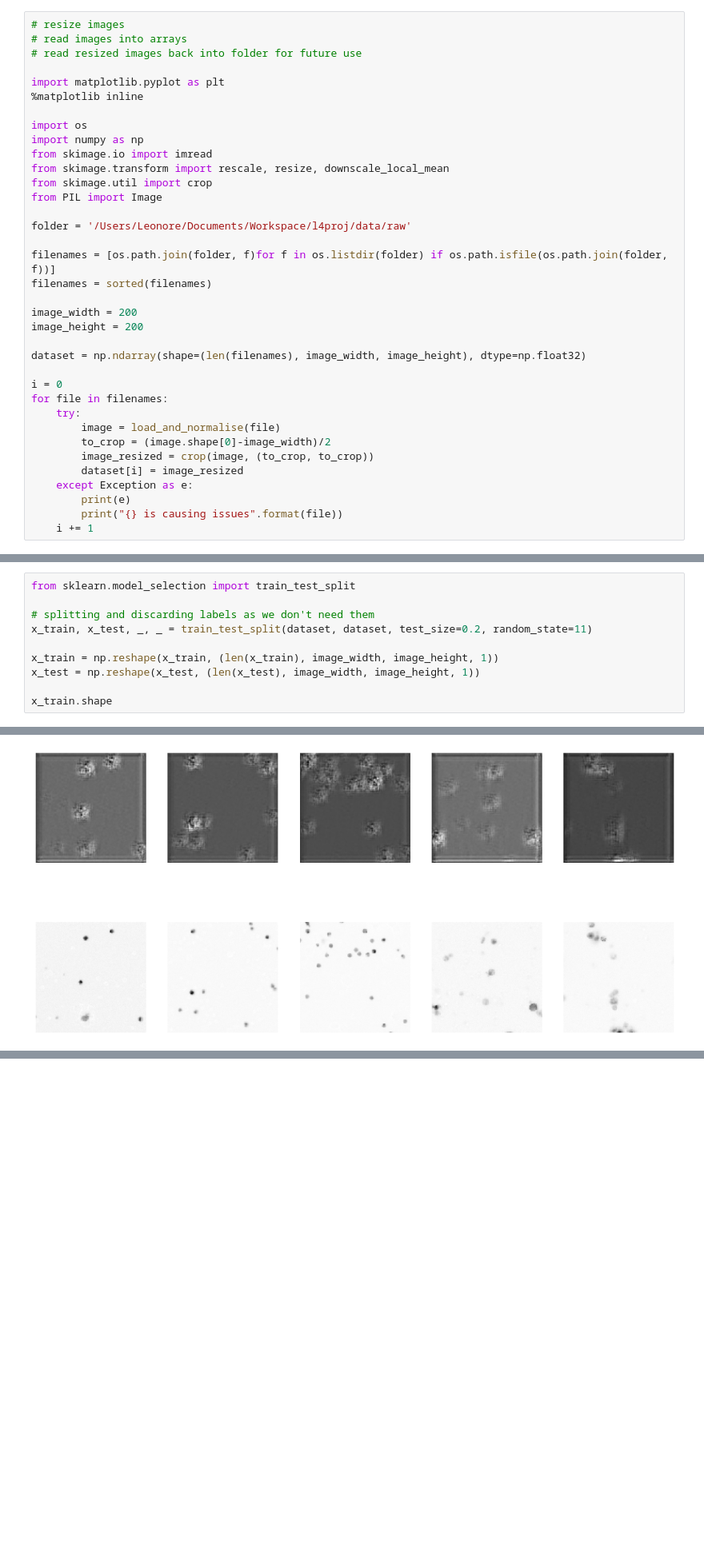
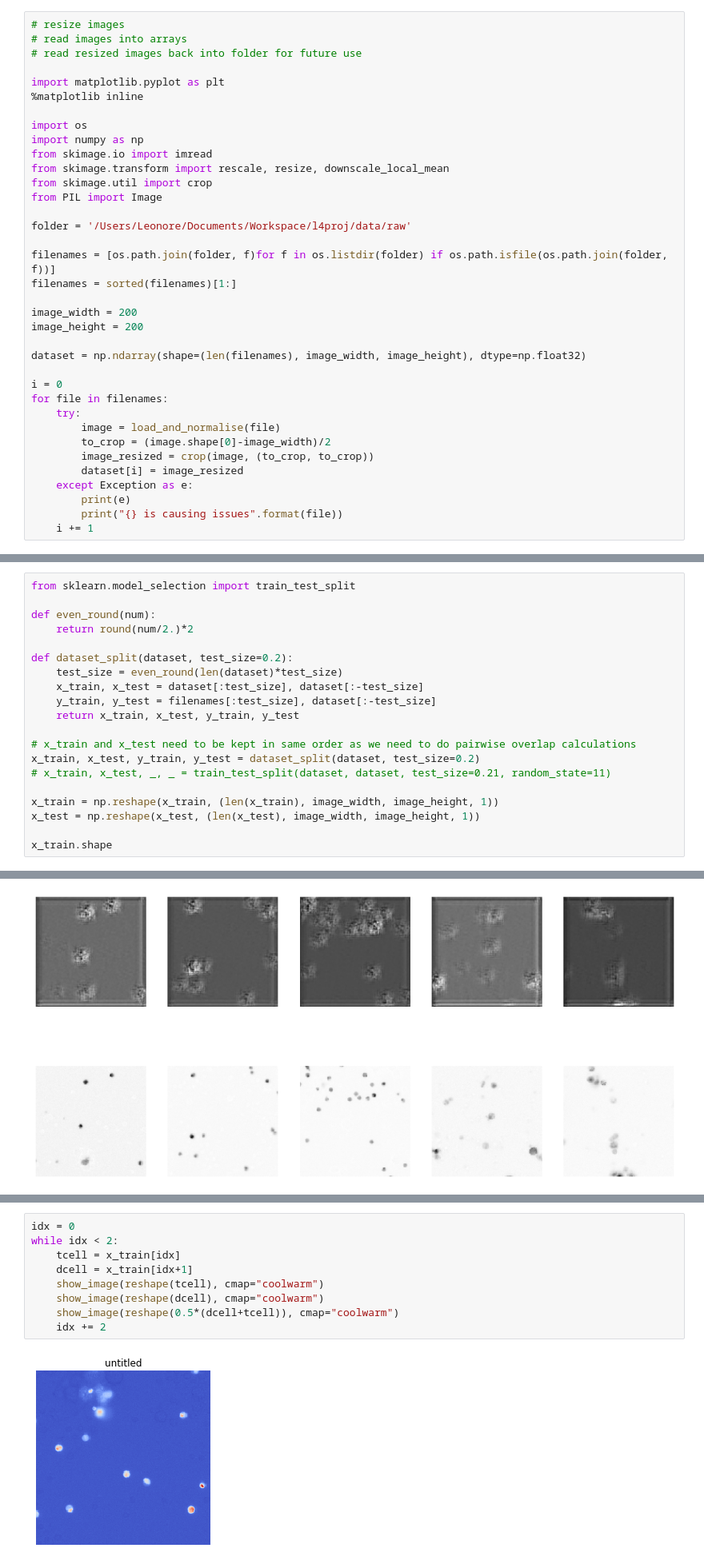
Before and after one commit to leonore/deep-learning-for-immune-cells, a Jupyter notebook: src/cell_autoencoder.ipynb, the cells around one changed output, grey strips where cells are left out. Shown at 80% size. Drawn from its saved outputs; the diff is of its cells as text; blank space fills up the shorter version.

Commit message:
prepared images for pairwise calculations; attempts at overlap calculations

```diff
--- a/src/visualise_filters.ipynb
+++ b/src/cell_autoencoder.ipynb
@@ -64,7 +64,7 @@ from PIL import Image
 folder = '/Users/Leonore/Documents/Workspace/l4proj/data/raw'
 
 filenames = [os.path.join(folder, f)for f in os.listdir(folder) if os.path.isfile(os.path.join(folder, f))]
-filenames = sorted(filenames)
+filenames = sorted(filenames)[1:]
 
 image_width = 200
 image_height = 200
@@ -123,8 +107,18 @@ show_image(img, cmap="gist_yarg")
 # %%
 from sklearn.model_selection import train_test_split
 
-# splitting and discarding labels as we don't need them
-x_train, x_test, _, _ = train_test_split(dataset, dataset, test_size=0.2, random_state=11)
+def even_round(num):
+    return round(num/2.)*2
+
+def dataset_split(dataset, test_size=0.2):
+    test_size = even_round(len(dataset)*test_size)
+    x_train, x_test = dataset[:test_size], dataset[:-test_size]
+    y_train, y_test = filenames[:test_size], dataset[:-test_size]
+    return x_train, x_test, y_train, y_test
+
+# x_train and x_test need to be kept in same order as we need to do pairwise overlap calculations
+x_train, x_test, y_train, y_test = dataset_split(dataset, test_size=0.2)
+# x_train, x_test, _, _ = train_test_split(dataset, dataset, test_size=0.21, random_state=11)
 
 x_train = np.reshape(x_train, (len(x_train), image_width, image_height, 1))
 x_test = np.reshape(x_test, (len(x_test), image_width, image_height, 1))
@@ -186,0 +189,11 @@ plot_results(x_test, decoded_imgs)
+# %%
+idx = 0
+while idx < 2:
+    tcell = x_train[idx]
+    dcell = x_train[idx+1]
+    show_image(reshape(tcell), cmap="coolwarm")
+    show_image(reshape(dcell), cmap="coolwarm")
+    show_image(reshape(0.5*(dcell+tcell)), cmap="coolwarm")
+    idx += 2
+# %% [output]
+[figure, added]
```
Also changed, not shown: parts of 5 cells of this notebook, 2 other files.
